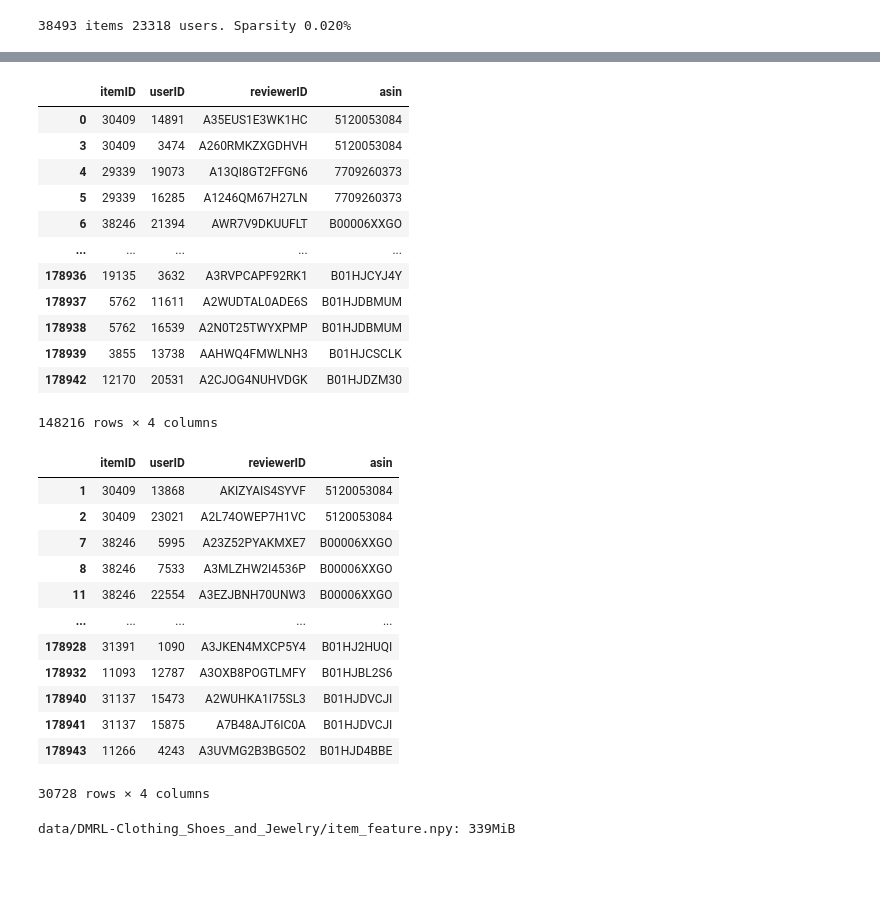
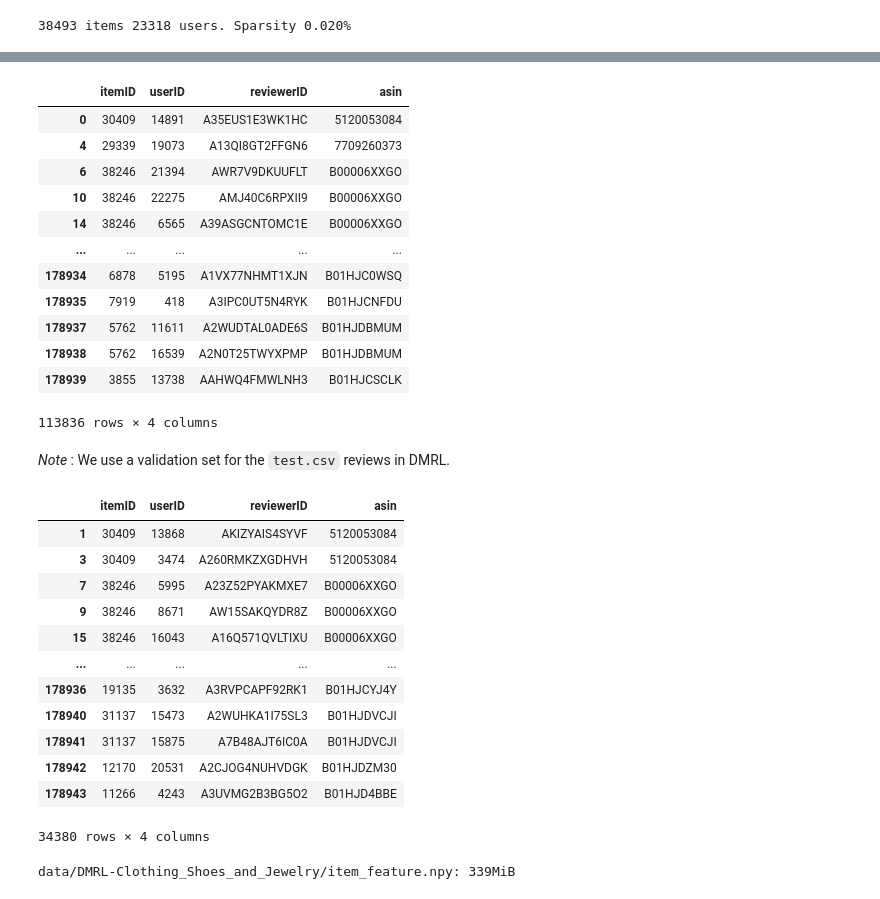
Before and after one commit to igui/Align-MacridVAE-data, a Jupyter notebook: generate_sem-macridVAE-data.ipynb, the cells around one changed output, grey strips where cells are left out. Saved outputs shown, nothing was run; the diff lists cells and outputs as text; code cells hidden in the pictures; blank space fills up the shorter version.

```diff
--- a/generate_sem-macridVAE-data.ipynb
+++ b/generate_sem-macridVAE-data.ipynb
@@ -142,0 +108,3 @@ Length: 22181, dtype: int64
+# %%
+user_ids = generate_unique_ids(reviews_df['reviewerID'])
+user_ids
@@ -160,0 +126,3 @@ Length: 34778, dtype: int64
+# %%
+item_ids = generate_unique_ids(reviews_df['asin'])
+item_ids
@@ -193,0 +144,3 @@ train_reviews
+# %%
+train_reviews, validation_test_reviews = split_train_test_proportion(reviews_df, test_prop=0.4)
+validation_reviews, test_reviews = split_train_test_proportion(validation_test_reviews, test_prop=0.5)
@@ -353,49 +297,51 @@ Length: 38493, dtype: int64
 # %%
 DMRL_NUMERIZED_COMMON_PARAMS = {
-    'uids': dmrl_user_ids,
-    'product_ids': dmrl_item_ids,
+    'uids': user_ids,
+    'product_ids': item_ids,
     'user_id_column': 'userID',
     'product_ids_column': 'itemID',
     'columns': ['itemID','userID', 'reviewerID', 'asin']
 }
 
-save_numerized(train_dmrl,
+save_numerized(train_reviews,
     dest=DMRL_DEST_FOLDER / 'train.csv',
     **DMRL_NUMERIZED_COMMON_PARAMS)
 # %% [output]
 |  | itemID | userID | reviewerID | asin |
 | 0 | 30409 | 14891 | A35EUS1E3WK1HC | 5120053084 |
-| 3 | 30409 | 3474 | A260RMKZXGDHVH | 5120053084 |
 | 4 | 29339 | 19073 | A13QI8GT2FFGN6 | 7709260373 |
-| 5 | 29339 | 16285 | A1246QM67H27LN | 7709260373 |
 | 6 | 38246 | 21394 | AWR7V9DKUUFLT | B00006XXGO |
+| 10 | 38246 | 22275 | AMJ40C6RPXII9 | B00006XXGO |
+| 14 | 38246 | 6565 | A39ASGCNTOMC1E | B00006XXGO |
 | ... | ... | ... | ... | ... |
-| 178936 | 19135 | 3632 | A3RVPCAPF92RK1 | B01HJCYJ4Y |
+| 178934 | 6878 | 5195 | A1VX77NHMT1XJN | B01HJC0WSQ |
+| 178935 | 7919 | 418 | A3IPC0UT5N4RYK | B01HJCNFDU |
 | 178937 | 5762 | 11611 | A2WUDTAL0ADE6S | B01HJDBMUM |
 | 178938 | 5762 | 16539 | A2N0T25TWYXPMP | B01HJDBMUM |
 | 178939 | 3855 | 13738 | AAHWQ4FMWLNH3 | B01HJCSCLK |
-| 178942 | 12170 | 20531 | A2CJOG4NUHVDGK | B01HJDZM30 |
-148216 rows × 4 columns
+113836 rows × 4 columns
+# %% [markdown]
+*Note* : We use a validation set for the `test.csv` reviews in DMRL.
 # %%
 save_numerized(
-    test_dmrl,
+    validation_reviews,
     dest=DMRL_DEST_FOLDER / 'test.csv',
     **DMRL_NUMERIZED_COMMON_PARAMS
 )
 # %% [output]
 |  | itemID | userID | reviewerID | asin |
 | 1 | 30409 | 13868 | AKIZYAIS4SYVF | 5120053084 |
-| 2 | 30409 | 23021 | A2L74OWEP7H1VC | 5120053084 |
+| 3 | 30409 | 3474 | A260RMKZXGDHVH | 5120053084 |
 | 7 | 38246 | 5995 | A23Z52PYAKMXE7 | B00006XXGO |
-| 8 | 38246 | 7533 | A3MLZHW2I4536P | B00006XXGO |
-| 11 | 38246 | 22554 | A3EZJBNH70UNW3 | B00006XXGO |
+| 9 | 38246 | 8671 | AW15SAKQYDR8Z | B00006XXGO |
+| 15 | 38246 | 16043 | A16Q571QVLTIXU | B00006XXGO |
 | ... | ... | ... | ... | ... |
-| 178928 | 31391 | 1090 | A3JKEN4MXCP5Y4 | B01HJ2HUQI |
-| 178932 | 11093 | 12787 | A3OXB8POGTLMFY | B01HJBL2S6 |
+| 178936 | 19135 | 3632 | A3RVPCAPF92RK1 | B01HJCYJ4Y |
 | 178940 | 31137 | 15473 | A2WUHKA1I75SL3 | B01HJDVCJI |
 | 178941 | 31137 | 15875 | A7B48AJT6IC0A | B01HJDVCJI |
+| 178942 | 12170 | 20531 | A2CJOG4NUHVDGK | B01HJDZM30 |
 | 178943 | 11266 | 4243 | A3UVMG2B3BG5O2 | B01HJD4BBE |
-30728 rows × 4 columns
+34380 rows × 4 columns
 # %%
 def copy_dmrl_image_features(
     item_ids: pd.Series,
```
Also changed, not shown: parts of 38 cells of this notebook, 5 other files.
